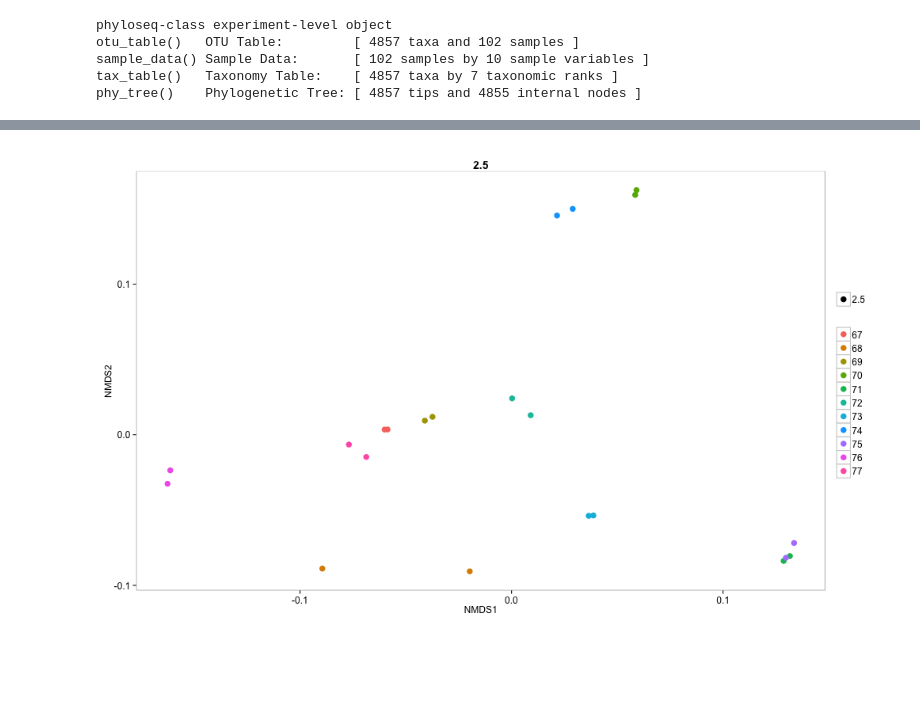
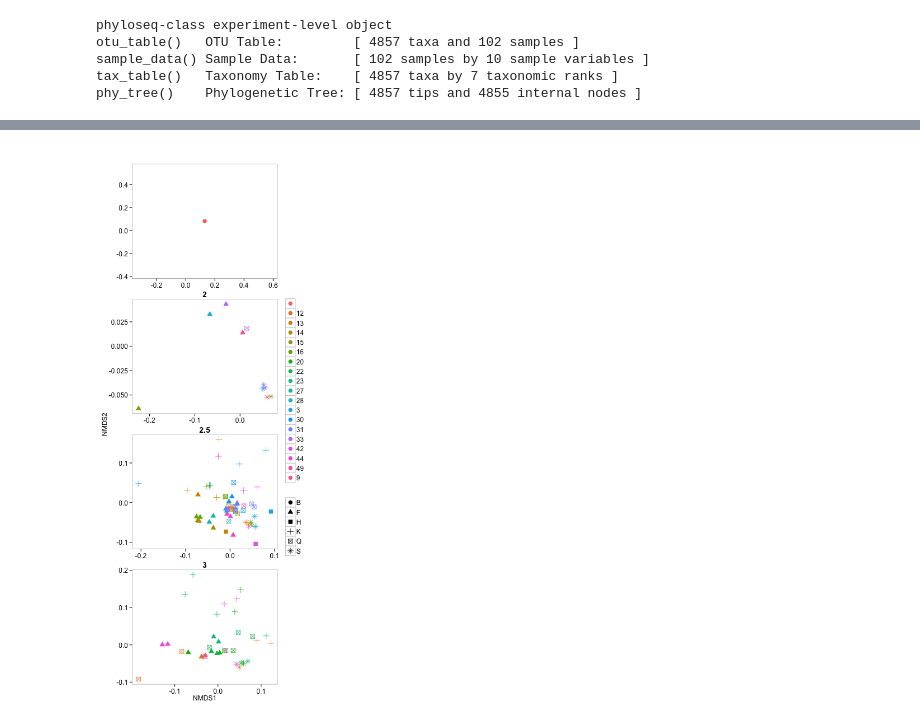
Before and after one commit to TheaWhitman/Mineral16S, a Jupyter notebook: manuscript_figures/Ordination_plots.ipynb, the cells around one changed output, grey strips where cells are left out. Saved outputs shown, nothing was run; the diff lists cells and outputs as text; code cells hidden in the pictures; blank space fills up the shorter version.

```diff
--- a/manuscript_figures/Ordination_plots.ipynb
+++ b/manuscript_figures/Ordination_plots.ipynb
@@ -64,7 +64,7 @@ physeq.noSmall.FQ <- subset_samples(physeq.noSmall.FQ,Trtmt==c("Q","F"))
 ps.no2 <- subset_samples(physeq,Month!=2)
 # %%
 %%R
-ps <- physeq.buff
+ps <- physeq
 # %%
 %%R
 # Normalizes the sample counts by the total - i.e., reporting what fraction of each sample each OTU makes up.
@@ -73,6 +73,6 @@ ps_snorm = transform_sample_counts(ps, function(x) x / sum(x))
 %%R
 # Computing the Bray distance matrix and NMDS in parallel
 
-ord.NMDS.full = ordinate(ps_snorm, method = "PCoA", distance = "unifrac", weighted=TRUE)
+ord.NMDS.full = ordinate(ps_snorm, method = "NMDS", distance = "unifrac", weighted=TRUE)
 NMDS.full = plot_ordination(ps_snorm, ord.NMDS.full, axes = c(1,2), justDF = TRUE)
 NMDS.full$Samples = rownames(NMDS.full)
@@ -79,5 +97,5 @@ NMDS.full$Samples = rownames(NMDS.full)
 # %%
-%%R -h 600 -w 1000
+%%R -h 1000 -w 400
 D <- NMDS.full
 # Sets the relevant ordination
 
@@ -89,33 +107,33 @@ colnames(D)[1:2]<-c("NMDS1","NMDS2")
 
 #D$AmdmtName = ifelse(D$Amdmt==1,"PyOM",ifelse(D$Amdmt==2,"Stover","Soil only"))
 #D$AmdmtName = factor(D$AmdmtName, levels=c("Soil only", "PyOM", "Stover"))
 #D$DayName = ifelse(D$Day==1,"Day 12",ifelse(D$Day==2,"Day 82","Day 1"))
 
 # Creates an plot object, using the df.sites data, with the x and y axes specified as the PCoA axes,
-p = ggplot(D, aes(x = NMDS1, y = NMDS2, color = MyID, shape = Month))
+p = ggplot(D, aes(x = NMDS1, y = NMDS2, color = Cosm, shape = Trtmt))
 
 # Determines the size of the symbols
 p = p  + geom_point(size=3.5)
 #+ scale_colour_manual(values=c("skyblue3","orange","chartreuse4","gold1","red3","black"))
 
 p = p + guides(colour = guide_legend(""), shape = guide_legend(""))
 
 # Determines the color theme of the plot overall
 p = p + theme_bw() +
   theme(
     plot.background = element_blank()
    ,panel.grid.major = element_blank()
    ,panel.grid.minor = element_blank()
   ) +
   theme(strip.text.x = element_text(size=14, face="bold"),axis.text = element_text(size=12),legend.text = element_text(size=12),
           strip.background = element_rect(colour="white", fill="white"))
 
 # Displays the plot object
-p = p + facet_wrap(~Month, scales="free")
+p = p + facet_wrap(~Month, scales="free", ncol=1)
 # The axis scales could be all optimized individually
 # p = p + facet_grid(~Month)
 # Adds a "facet_wrap" to it, which means it will plot it separately by whatever we specify - here, Days
 #plot.full.byDay = p
 p
 # %% [output]
-[figure, old version]
+[figure, new version]
```
Also changed, not shown: parts of 1 cell of this notebook, 4 other files.
